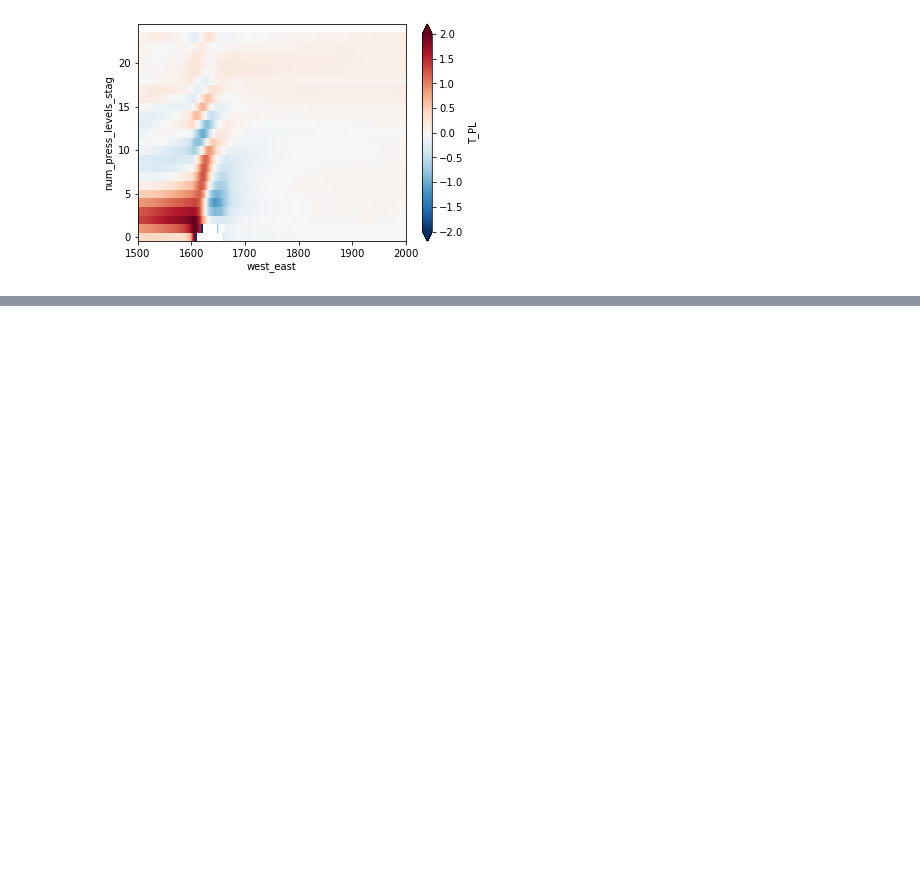
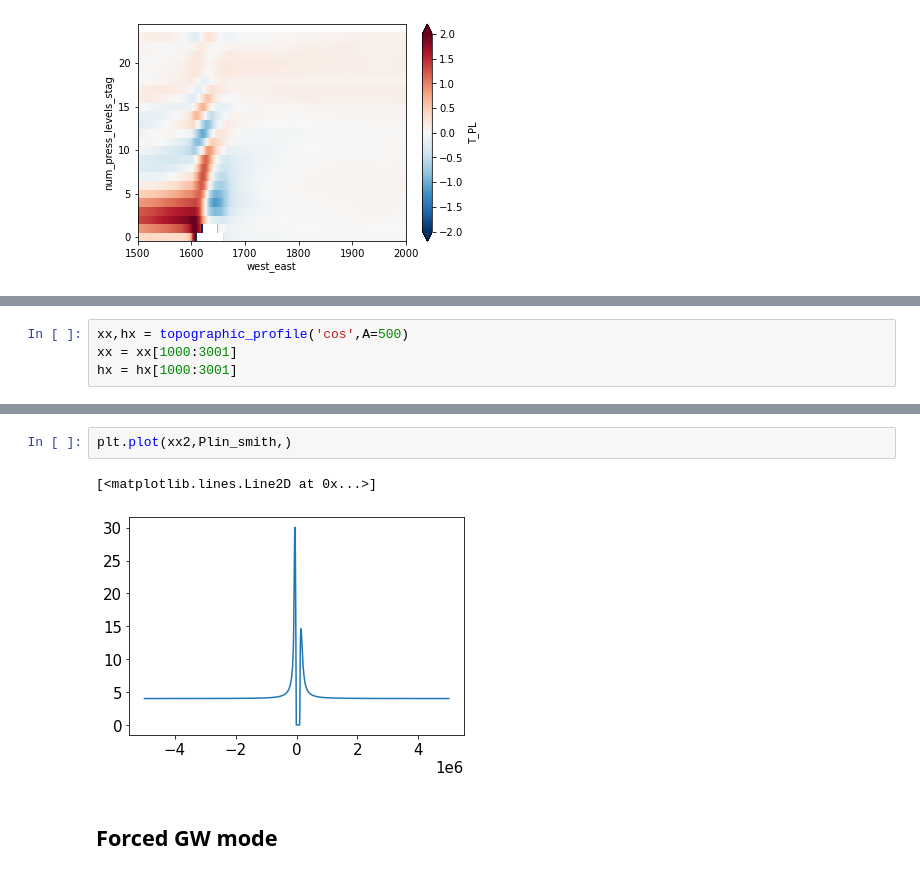
Before and after one commit to qnicolas/orographicPrecipitation, a Jupyter notebook: observationsAndERA5/generalLinearTheory.ipynb, the cells around one changed output, grey strips where cells are left out. Drawn from its saved outputs; the diff is of its cells as text; blank space fills up the shorter version.

```diff
--- a/observationsAndERA5/generalLinearTheory.ipynb
+++ b/observationsAndERA5/generalLinearTheory.ipynb
@@ -113,0 +122,4 @@ plt.xlim(1500,2000)
+# %%
+xx,hx = topographic_profile('cos',A=500)
+xx = xx[1000:3001]
+hx = hx[1000:3001]
@@ -113,0 +245,7 @@ plt.xlim(1500,2000)
+# %%
+plt.plot(xx2,Plin_smith,)
+# %% [output]
+[<matplotlib.lines.Line2D at 0x...>]
+[figure, added]
+# %% [markdown]
+## Forced GW mode
```
Also changed, not shown: parts of 23 cells of this notebook, 8 other files.
